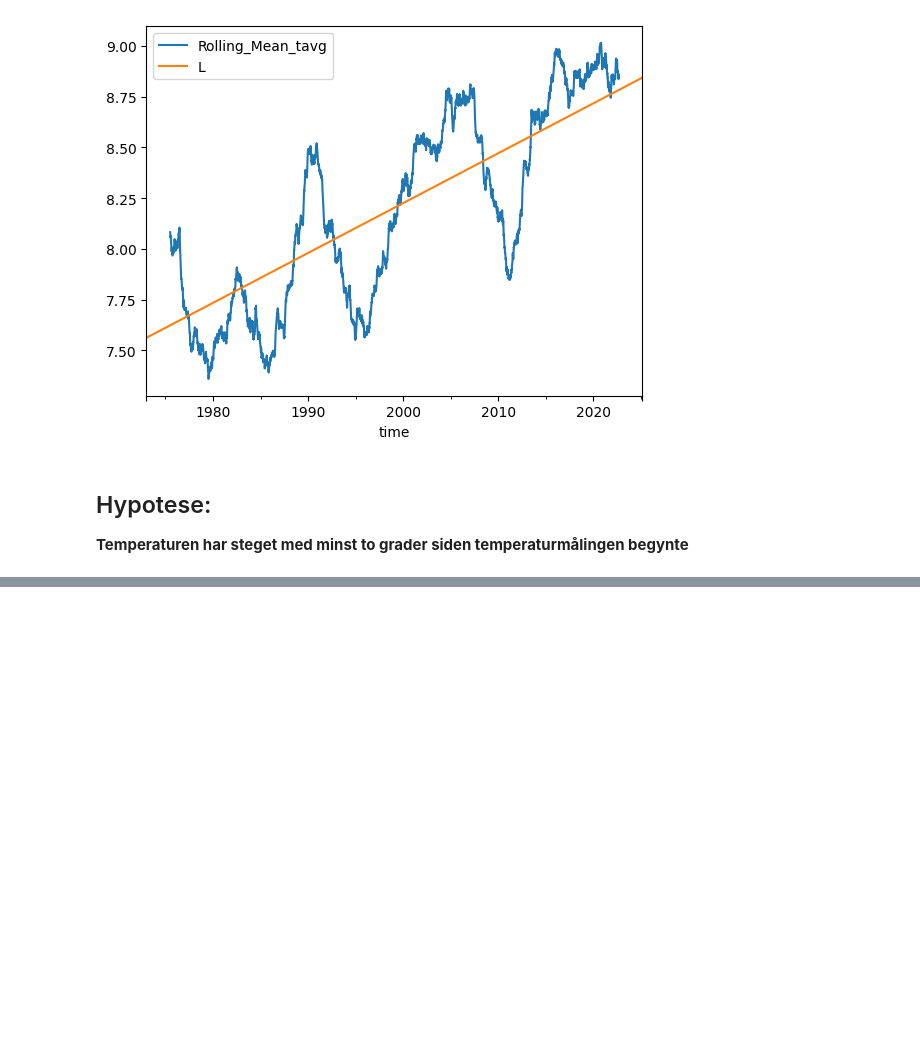
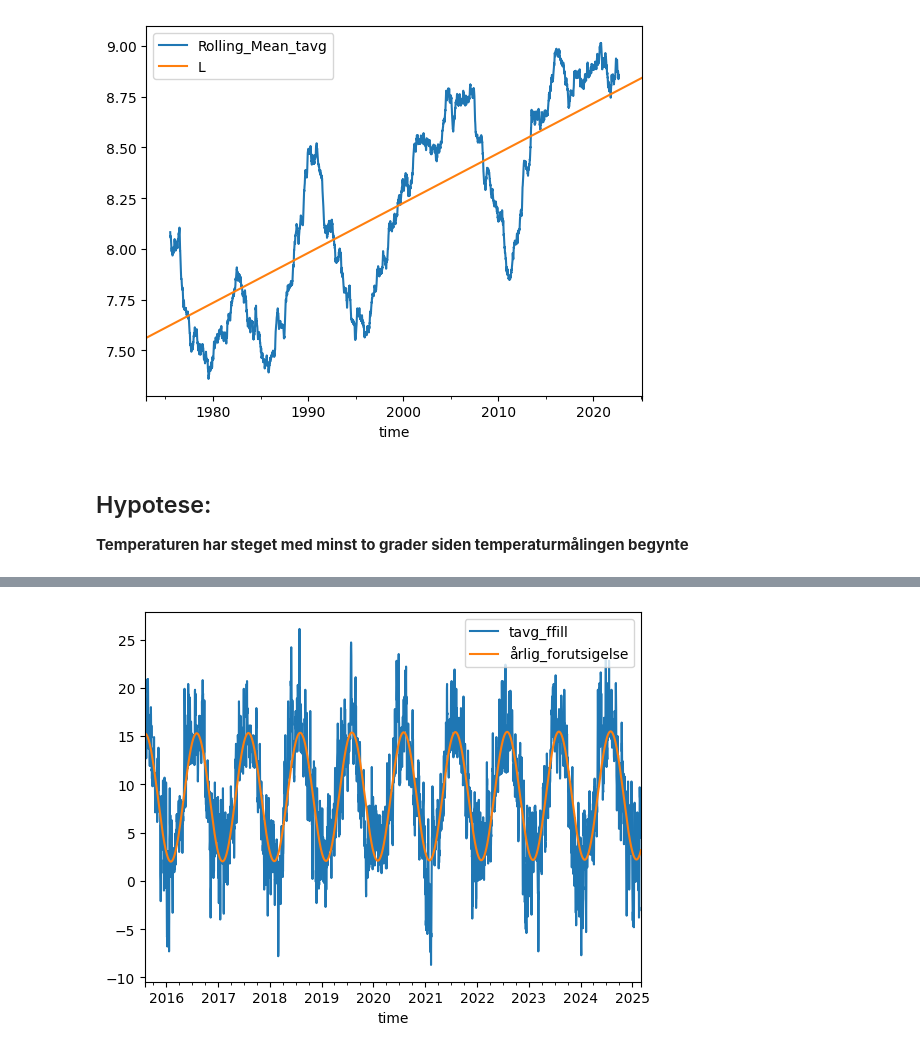
Before and after one commit to mbr085/V25MAT102, a Jupyter notebook: notebooks/uke10/lineærRegresjon.ipynb, the cells around one changed output, grey strips where cells are left out. Saved outputs shown, nothing was run; the diff lists cells and outputs as text; code cells hidden in the pictures; blank space fills up the shorter version.

```diff
--- a/notebooks/uke10/lineærRegresjon.ipynb
+++ b/notebooks/uke10/lineærRegresjon.ipynb
@@ -312,0 +370,4 @@ data.plot(y=['Rolling_Mean_tavg', 'L'])
+# %%
+data.loc[end - timedelta(weeks=500): end].plot(y=['tavg_ffill', 'årlig_forutsigelse'], style='-');
+# %% [output]
+[figure, added]
```
Also changed, not shown: parts of 16 cells of this notebook.
